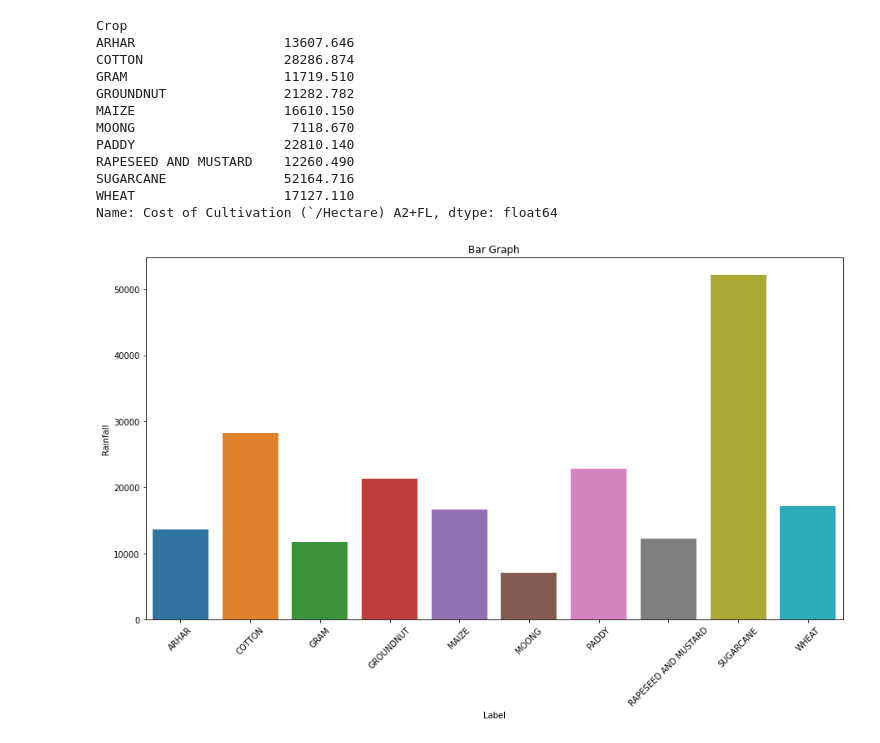
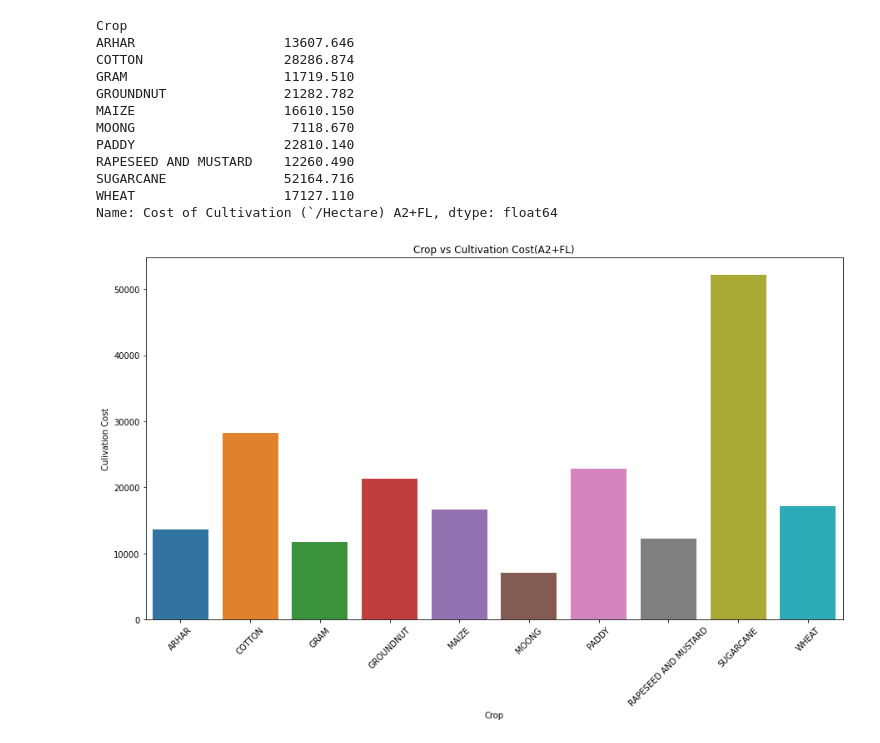
Before and after one commit to Phantom-Studiosad/Intelligent_CropPrediction_System, a Jupyter notebook: IntelligentCropPredictionSystem.ipynb, the cells around one changed output. Drawn from its saved outputs; the diff is of its cells as text; code cells hidden in the pictures.

```diff
--- a/IntelligentCropPredictionSystem.ipynb
+++ b/IntelligentCropPredictionSystem.ipynb
@@ -266,10 +266,10 @@ Name: Cost of Cultivation (`/Hectare) A2+FL, dtype: float64
 # %%
 ax = plt.subplots(1,1, figsize=(15, 8));
 sns.barplot(x=c_lab,y=cultivation_cost)
-plt.xlabel('Label')
-plt.ylabel('Rainfall')
-plt.title('Bar Graph')
+plt.xlabel('Crop')
+plt.ylabel('Culivation Cost')
+plt.title('Crop vs Cultivation Cost(A2+FL)')
 plt.xticks(rotation=45)
 plt.show()
 # %% [output]
-[figure, old version]
+[figure, new version]
```
Also changed, not shown: parts of 2 cells of this notebook.
